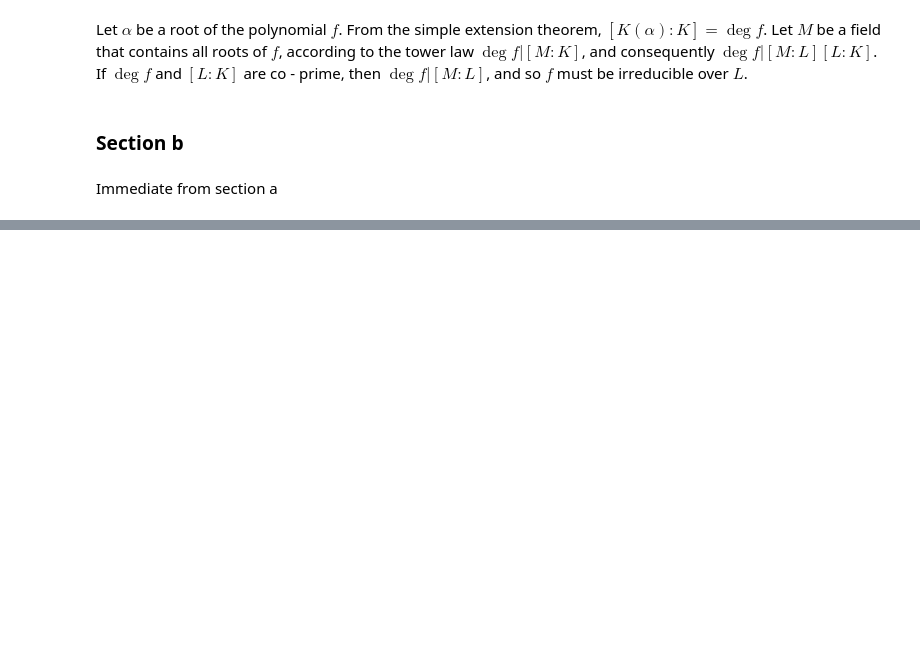
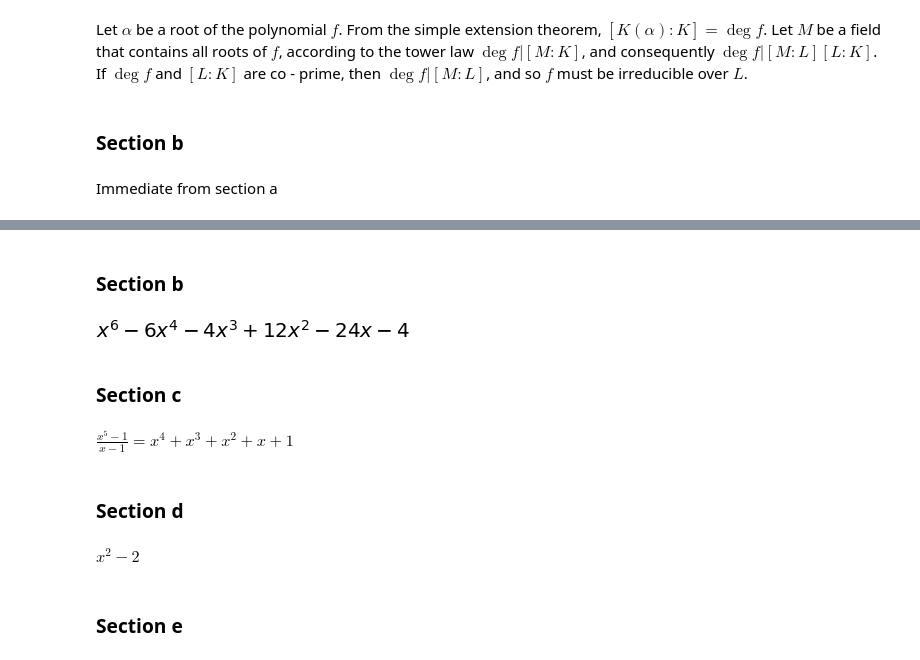
Before and after one commit to bolverk/mastermind, a Jupyter notebook: companion_to_galois_theory_through_exercises.ipynb, the cells around one changed output, grey strips where cells are left out. Cells and saved outputs as stored; diff of their text form; code cells hidden in the pictures; blank space fills up the shorter version.

```diff
--- a/companion_to_galois_theory_through_exercises.ipynb
+++ b/companion_to_galois_theory_through_exercises.ipynb
@@ -522,0 +539,28 @@ Immediate from section a
+# %% [markdown]
+### Section b
+# %%
+def ex4p3sb():
+    import sympy
+    sympy.init_printing()
+    x = sympy.Symbol('x')
+    res = sympy.Eq(x,sympy.sqrt(2)+2**sympy.Rational(1,3))
+    res = sympy.Eq(res.lhs-sympy.sqrt(2),res.rhs-sympy.sqrt(2))
+    res = sympy.Eq(res.lhs**3,res.rhs**3)
+    res = sympy.expand(res)
+    res = sympy.Eq(res.lhs-2+sympy.sqrt(2)*(3*x**2+2),res.rhs-2+sympy.sqrt(2)*(3*x**2+2))
+    res = res.simplify()
+    res = sympy.Eq(res.lhs**2, res.rhs**2)
+    return (res.lhs - res.rhs).expand()
+ex4p3sb()
+# %% [output]
+[figure, added]
+# %% [markdown]
+### Section c
+# %% [markdown]
+$\frac{x^5 - 1}{x-1} = x^4 + x^3 + x^2 +x + 1$
+# %% [markdown]
+### Section d
+# %% [markdown]
+$x^2 - 2$
+# %% [markdown]
+### Section e
```
Also changed, not shown: parts of 7 cells of this notebook.
